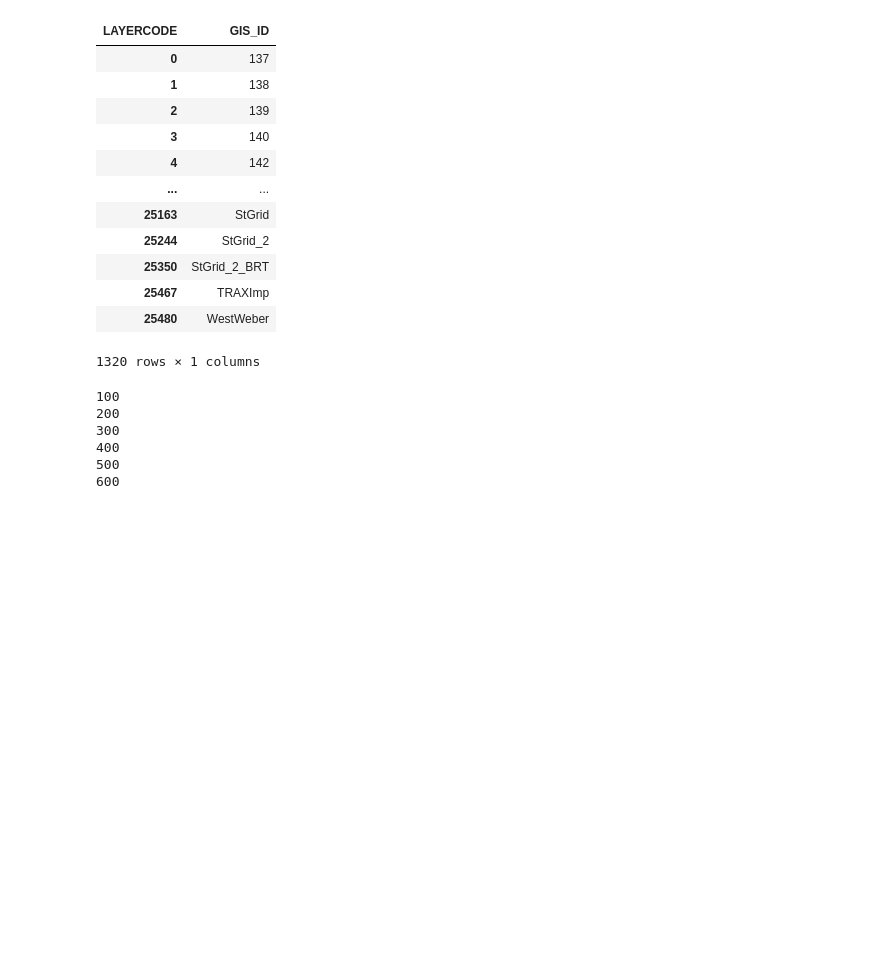
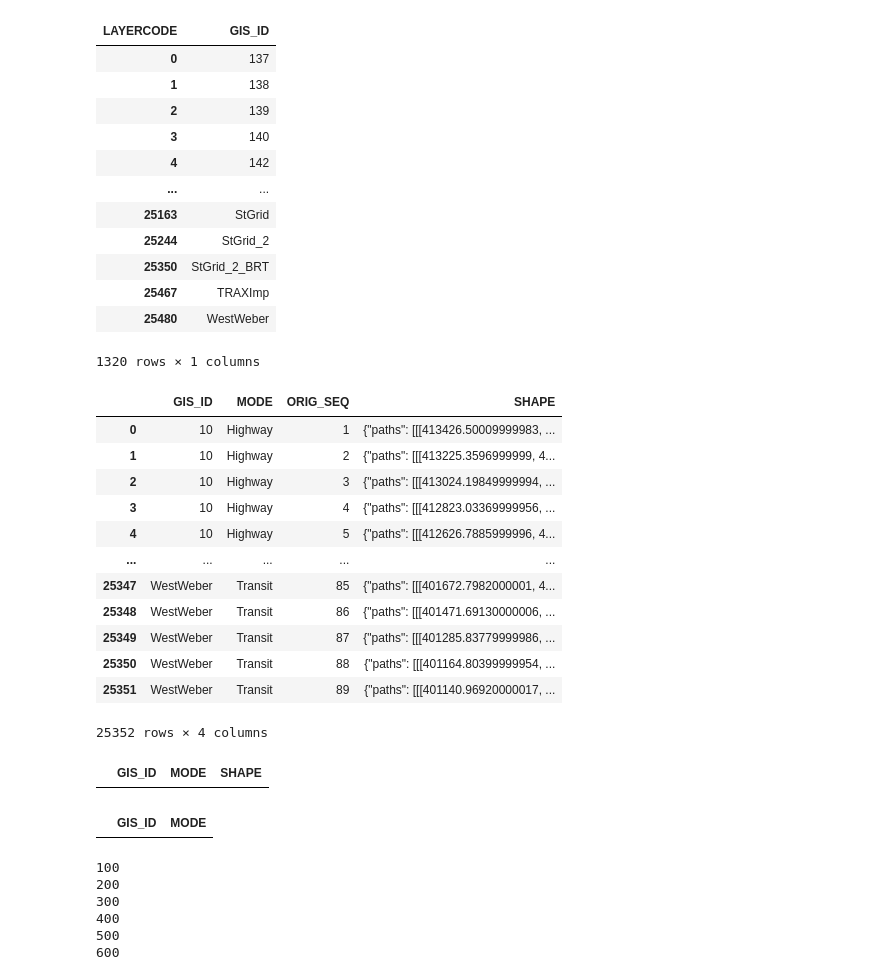
Before and after one commit to WFRCAnalytics/MAP-Environmental-Resiliency, a Jupyter notebook: _dataprep/2-Download-and-Preprocess-Data.ipynb, the cells around one changed output. Cells and saved outputs as stored; diff of their text form; code cells hidden in the pictures; blank space fills up the shorter version.

```diff
--- a/_dataprep/2-Download-and-Preprocess-Data.ipynb
+++ b/_dataprep/2-Download-and-Preprocess-Data.ipynb
@@ -508,3 +521,28 @@ dfDistance_pivot[['GIS_ID','ORIG_SEQ']].drop_duplicates().rename(columns={'GIS_I
+# %%
+sdfRtpSeg
+# %% [output]
+|  | GIS_ID | MODE | ORIG_SEQ | SHAPE |
+| 0 | 10 | Highway | 1 | {"paths": [[[413426.50009999983, ... |
+| 1 | 10 | Highway | 2 | {"paths": [[[413225.3596999999, 4... |
+| 2 | 10 | Highway | 3 | {"paths": [[[413024.19849999994, ... |
+| 3 | 10 | Highway | 4 | {"paths": [[[412823.03369999956, ... |
+| 4 | 10 | Highway | 5 | {"paths": [[[412626.7885999996, 4... |
+| ... | ... | ... | ... | ... |
+| 25347 | WestWeber | Transit | 85 | {"paths": [[[401672.7982000001, 4... |
+| 25348 | WestWeber | Transit | 86 | {"paths": [[[401471.69130000006, ... |
+| 25349 | WestWeber | Transit | 87 | {"paths": [[[401285.83779999986, ... |
+| 25350 | WestWeber | Transit | 88 | {"paths": [[[401164.80399999954, ... |
+| 25351 | WestWeber | Transit | 89 | {"paths": [[[401140.96920000017, ... |
+25352 rows × 4 columns
+# %%
+sdfRtpPnt[sdfRtpPnt['GIS_ID']=='83']
+# %% [output]
+|  | GIS_ID | MODE | SHAPE |
+# %%
+_df = pd.concat([sdfRtpSeg[['GIS_ID','MODE']],sdfRtpPnt[['GIS_ID','MODE']]])
+_df[_df['GIS_ID']=='83']
+# %% [output]
+|  | GIS_ID | MODE |
 # %%
 # REDO
 
```
Also changed, not shown: parts of 4 cells of this notebook.
